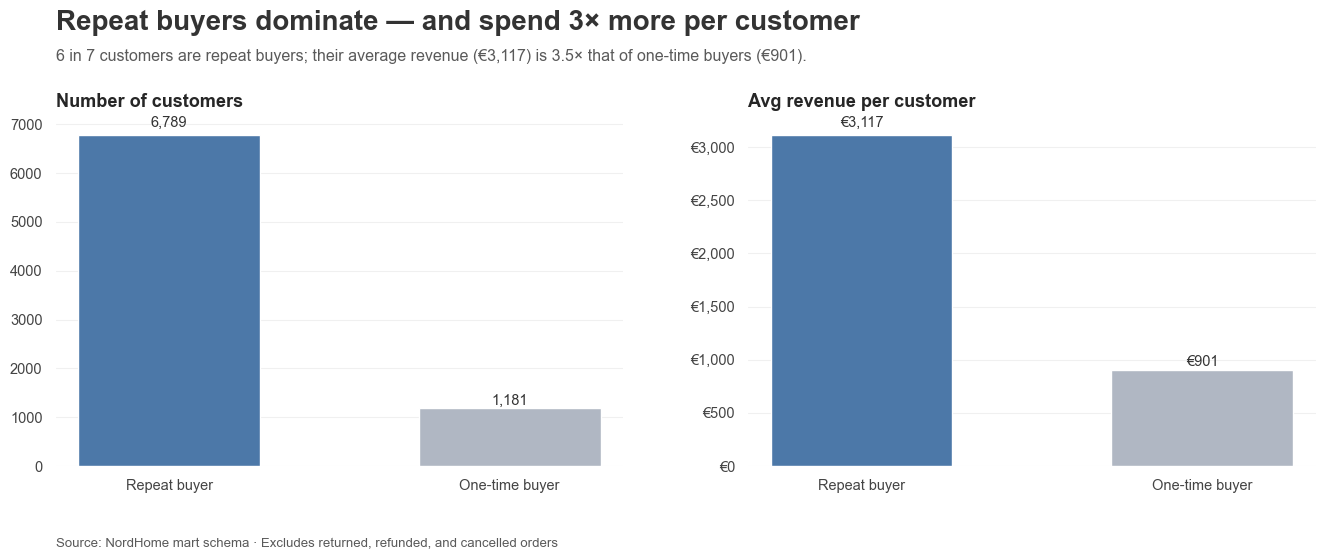
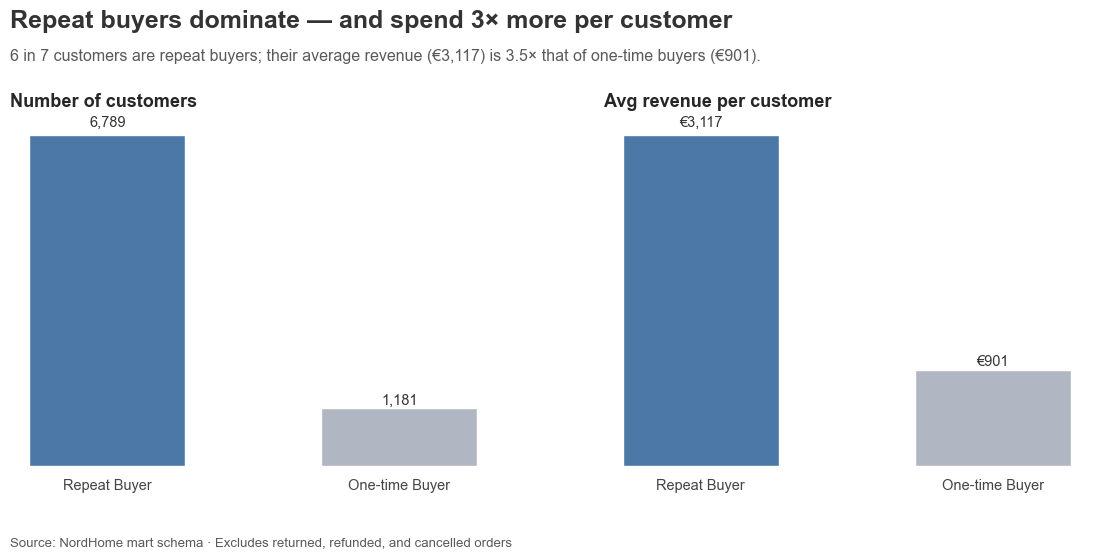
The change to this notebook cell's code, shown as a diff; its figure went from the first image to the second:
--- before
+++ after
@@ -1,29 +1,29 @@
 df_repeat = pd.read_sql("""
-    SELECT
-        CASE WHEN order_count = 1 THEN 'One-time buyer' ELSE 'Repeat buyer' END AS buyer_type,
-        COUNT(*)                                    AS customers,
-        ROUND(AVG(total_revenue)::numeric, 2)       AS avg_revenue_per_customer,
-        ROUND(AVG(order_count::numeric), 2)         AS avg_orders
-    FROM (
-        SELECT
+    WITH cte AS (
+        SELECT 
             customer_key,
-            COUNT(DISTINCT order_id)  AS order_count,
-            SUM(line_total)           AS total_revenue
+            COUNT(DISTINCT order_id) AS order_count,
+            SUM(line_total) AS total_revenue
         FROM mart.fact_order_items
-        WHERE order_status NOT IN ('Returned','Refunded','Cancelled')
+        where order_status not in ('Returned','Refunded','Cancelled')
         GROUP BY customer_key
-    ) s
+    )
+    SELECT 
+        CASE WHEN order_count > 1 THEN 'Repeat Buyer' ELSE 'One-time Buyer' END AS buyer_type,
+        COUNT(*) AS customers,
+        ROUND(AVG(total_revenue)::numeric, 2) AS avg_revenue_per_customer,
+        ROUND(AVG(order_count)::numeric, 2) AS avg_orders
+    FROM cte
     GROUP BY buyer_type
-    ORDER BY customers DESC
 """, engine)
 
-colors = ['#4C78A8' if b == 'Repeat buyer' else '#B0B7C3' for b in df_repeat['buyer_type']]
+colors = ['#4C78A8' if b == 'Repeat Buyer' else '#B0B7C3' for b in df_repeat['buyer_type']]
 
-fig, (ax1, ax2) = plt.subplots(1, 2, figsize=(14, 6))
+fig, (ax1, ax2) = plt.subplots(1, 2, figsize=(12, 6))
 
 # Figure title and subtitle
 fig.text(0.08, 0.94,
          "Repeat buyers dominate — and spend 3× more per customer",
-         fontsize=20, fontweight='bold', color='#333333', va='top')
+         fontsize=18, fontweight='bold', color='#333333', va='top')
 fig.text(0.08, 0.875,
          "6 in 7 customers are repeat buyers; their average revenue (€3,117) is 3.5× that of one-time buyers (€901).",
@@ -38,10 +38,9 @@
 ax1.set_xlabel("")
 ax1.set_ylabel("")
-ax1.yaxis.grid(True, color='#E6E6E6', linewidth=0.8, alpha=0.6)
+ax1.yaxis.set_visible(False)
 ax1.xaxis.grid(False)
-ax1.set_axisbelow(True)
+ax1.tick_params(labelsize=10.5, colors='#444444', left=False)
 for spine in ax1.spines.values():
     spine.set_visible(False)
-ax1.tick_params(labelsize=10.5, colors='#444444')
 for x, v in zip([0, 0.75], df_repeat['customers']):
     ax1.text(x, v * 1.015, f"{v:,.0f}", ha='center', va='bottom', fontsize=10.5, color='#333333')
@@ -55,11 +54,9 @@
 ax2.set_xlabel("")
 ax2.set_ylabel("")
-ax2.yaxis.set_major_formatter(eur)
-ax2.yaxis.grid(True, color='#E6E6E6', linewidth=0.8, alpha=0.6)
+ax2.yaxis.set_visible(False)
 ax2.xaxis.grid(False)
-ax2.set_axisbelow(True)
+ax2.tick_params(labelsize=10.5, colors='#444444', left=False)
 for spine in ax2.spines.values():
     spine.set_visible(False)
-ax2.tick_params(labelsize=10.5, colors='#444444')
 for x, v in zip([0, 0.75], df_repeat['avg_revenue_per_customer']):
     ax2.text(x, v * 1.015, f"€{v:,.0f}", ha='center', va='bottom', fontsize=10.5, color='#333333')

Commit: Update EDA customer section: fix buyer type chart, add LTV by age group, update skills and README